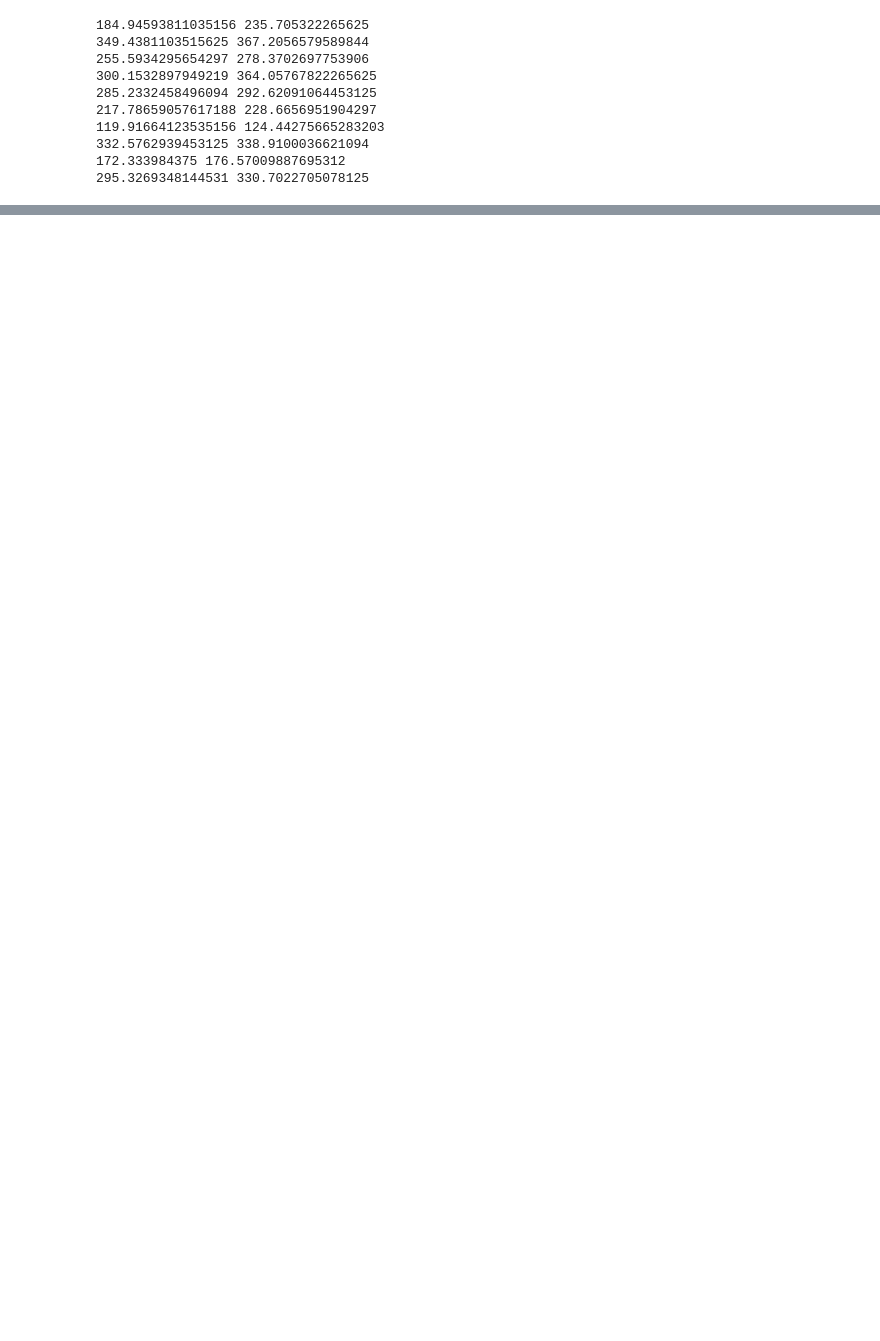
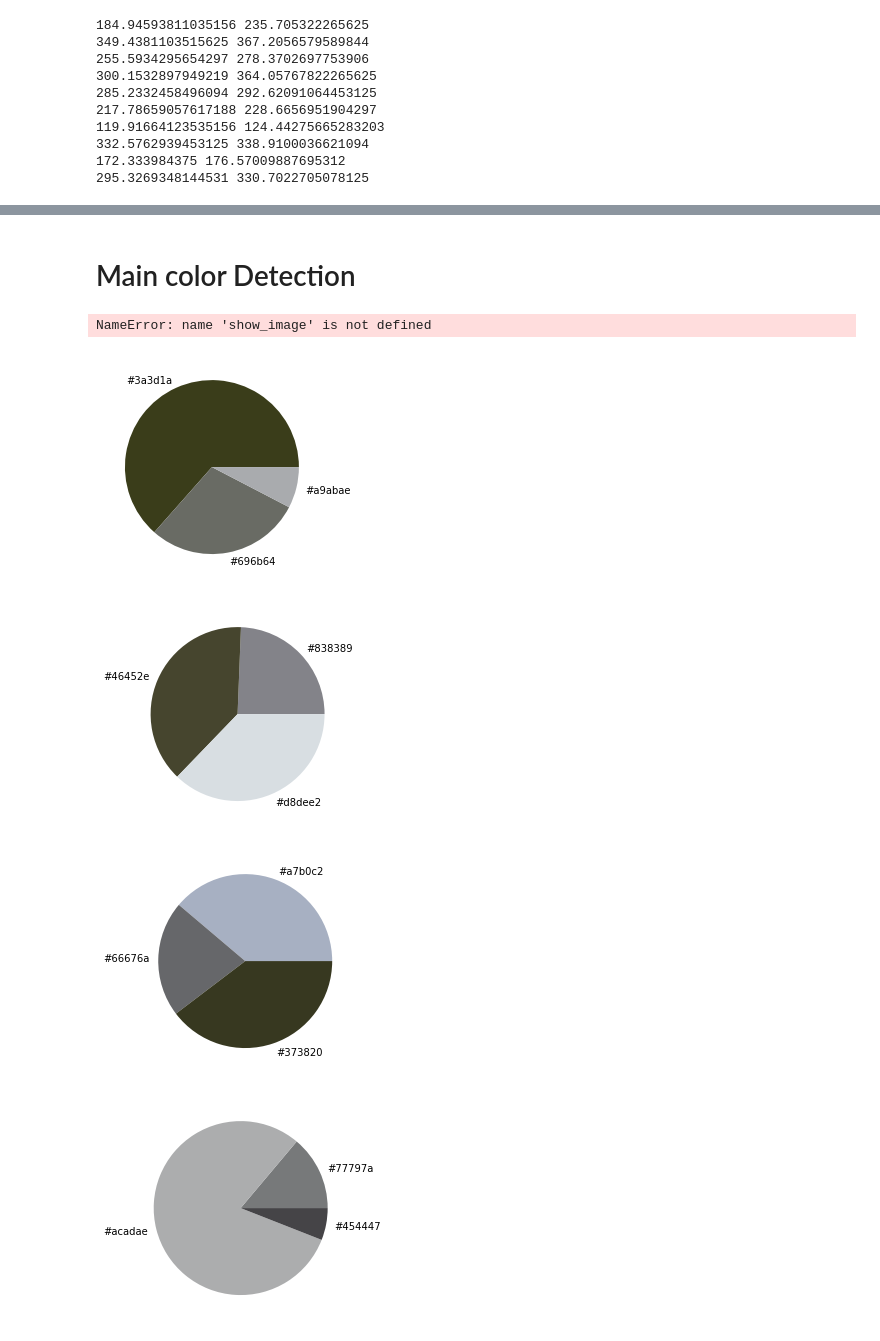
Before and after one commit to echoid/Fine-grained-localisation, a Jupyter notebook: sift.ipynb, the cells around one changed output, grey strips where cells are left out. Cells and saved outputs as stored; diff of their text form; code cells hidden in the pictures; blank space fills up the shorter version.

Commit message:
detect main color

```diff
--- a/sift.ipynb
+++ b/sift.ipynb
@@ -202,0 +207,46 @@ plt.show()
+# %% [markdown]
+# Main color Detection
+# %%
+def RGB2HEX(color):
+    return "#{:02x}{:02x}{:02x}".format(int(color[0]), int(color[1]), int(color[2]))
+# %%
+show_image(train_image[0:5],train[0:5],1,5)
+# %% [output]
+NameError: name 'show_image' is not defined
+# %%
+def main_color(images,n_color,show = False):
+
+    clf = KMeans(n_clusters = n_color)
+
+    color_total = []
+    weight_total = []
+
+    for image in tqdm(images):
+        modified_image = cv2.resize(image, (600, 400), interpolation = cv2.INTER_AREA)
+        flatten = modified_image.reshape(modified_image.shape[0]*modified_image.shape[1], 3)
+
+        labels = clf.fit_predict(flatten)
+
+        counts = Counter(labels)
+
+        center_colors = clf.cluster_centers_
+
+        hex_colors = [RGB2HEX(center_colors[i]) for i in counts.keys()]
+
+        color_total.append(center_colors)
+        weight_total.append( [i/sum(counts.values()) for i in counts.values()])
+
+
+
+        if show:
+            plt.pie(counts.values(), labels = hex_colors, colors = hex_colors)
+            plt.show()
+
+    return color_total,weight_total
+# %%
+main_color(train_image[0:5],3,True)
+# %% [output]
+[figure, added]
+[figure, added]
+[figure, added]
+[figure, added]
```
Also changed, not shown: parts of 12 cells of this notebook.
